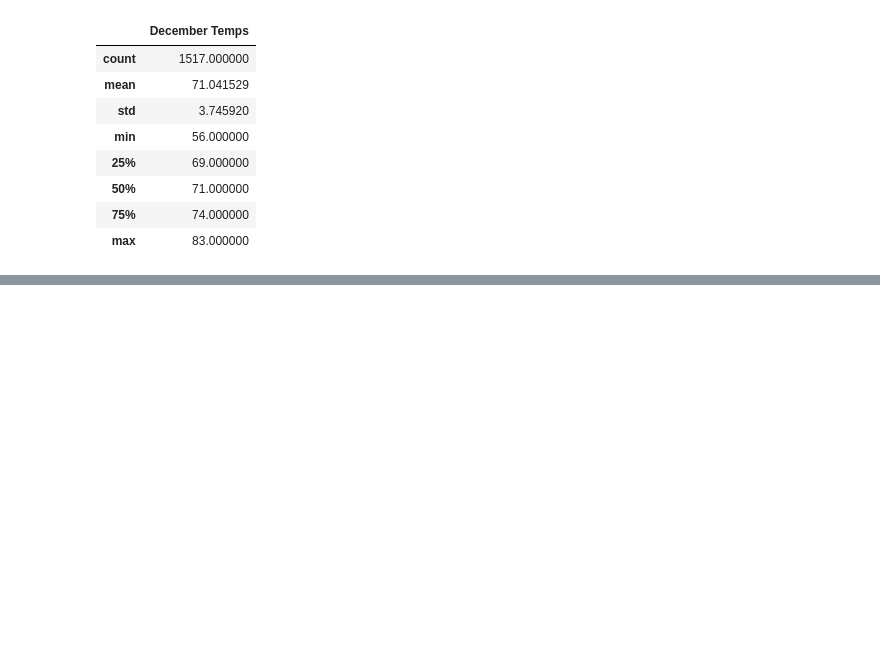
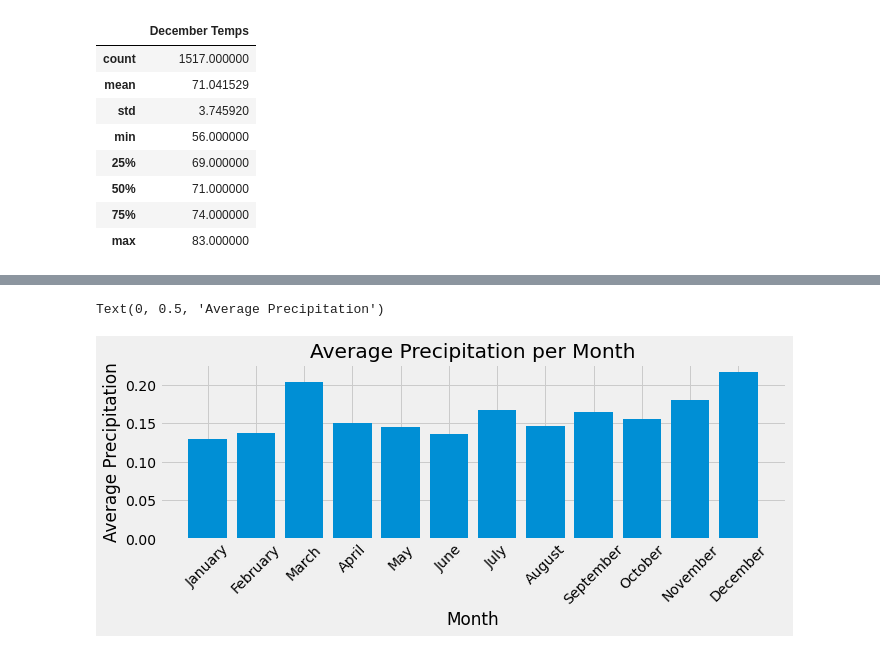
Before and after one commit to MitchellGleason/Surfs-Up, a Jupyter notebook: SurfsUp_Challenge.ipynb, the cells around one changed output, grey strips where cells are left out. Cells and saved outputs as stored; diff of their text form; code cells hidden in the pictures; blank space fills up the shorter version.

```diff
--- a/SurfsUp_Challenge.ipynb
+++ b/SurfsUp_Challenge.ipynb
@@ -77,0 +117,27 @@ dec_df.describe()
+# %%
+#Create a query that filters the average precipitation per month
+avg_prcp_per_month = session.query(extract('month', Measurement.date), func.avg(Measurement.prcp)).group_by(extract('month', Measurement.date)).all()
+# %%
+#Create a DataFrame from the list of average precitipations per month
+avg_prcp_per_month_df = pd.DataFrame(avg_prcp_per_month, columns=['Month', 'Average Precipitation'])
+# %%
+#Plot the average precipitation per month
+x = avg_prcp_per_month_df['Month']
+y = avg_prcp_per_month_df['Average Precipitation']
+
+fig, ax = plt.subplots(figsize=(10,3))
+
+plt.style.use('fivethirtyeight')
+
+plt.bar(x,y)
+
+ax.set_title('Average Precipitation per Month')
+
+ax.set_xlabel('Month')
+
+ax.set_xticks(np.arange(1,13), ('January', 'February', 'March', 'April', 'May', 'June', 'July', 'August', 'September', 'October', 'November', 'December'), rotation=45)
+
+ax.set_ylabel('Average Precipitation')
+# %% [output]
+Text(0, 0.5, 'Average Precipitation')
+[figure, added]
```
Also changed, not shown: parts of 7 cells of this notebook, 6 other files.
